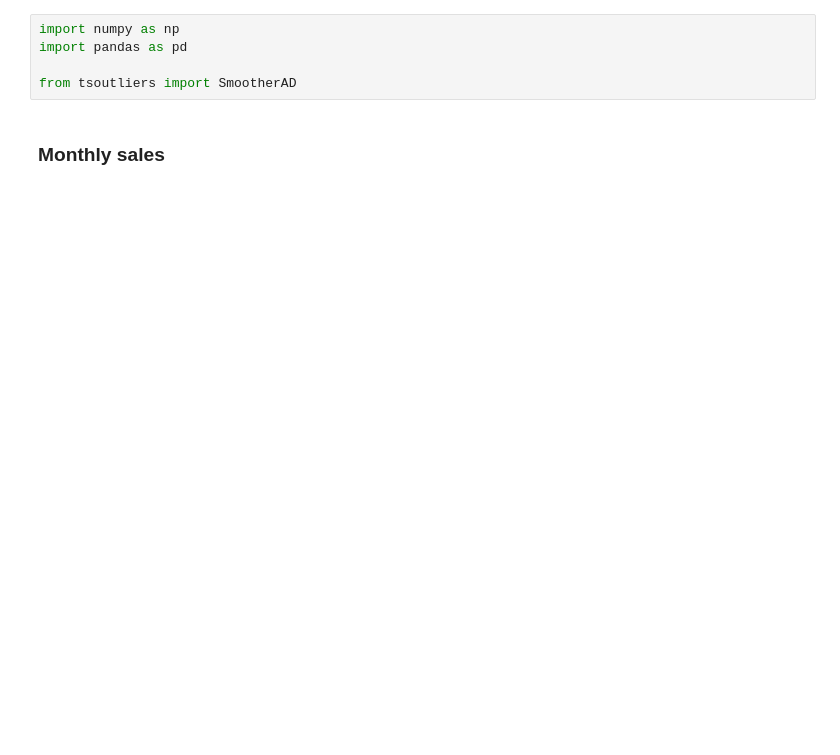
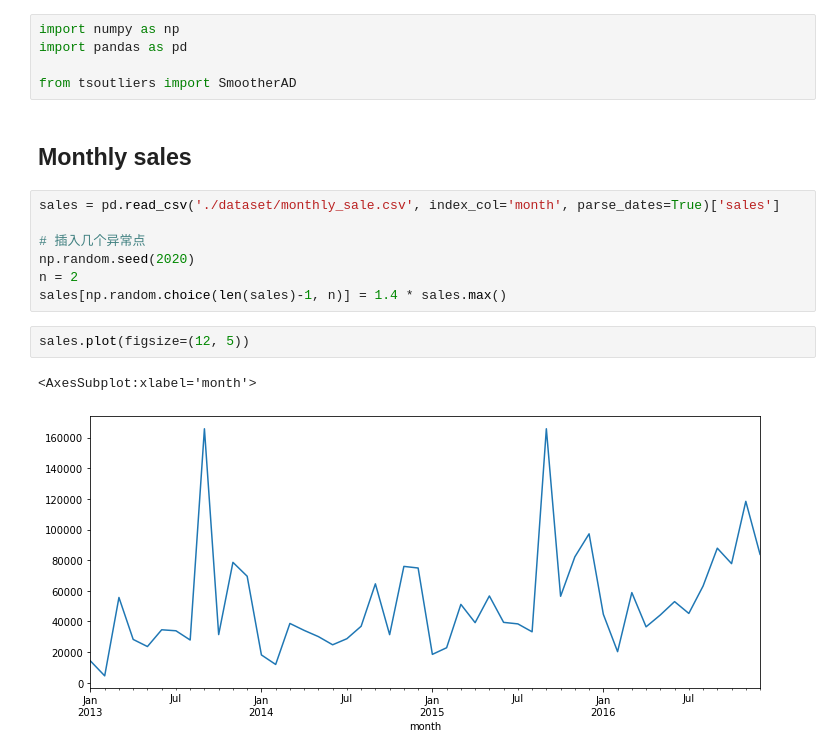
Before and after one commit to chengchengbai/tsoutlier, a Jupyter notebook: example.ipynb, the cells around one changed output. Saved outputs shown, nothing was run; the diff lists cells and outputs as text; blank space fills up the shorter version.

```diff
--- a/example.ipynb
+++ b/example.ipynb
@@ -4,4 +4,16 @@ import pandas as pd
 
 from tsoutliers import SmootherAD
 # %% [markdown]
-### Monthly sales
+## Monthly sales
+# %%
+sales = pd.read_csv('./dataset/monthly_sale.csv', index_col='month', parse_dates=True)['sales']
+
+# 插入几个异常点
+np.random.seed(2020)
+n = 2
+sales[np.random.choice(len(sales)-1, n)] = 1.4 * sales.max()
+# %%
+sales.plot(figsize=(12, 5))
+# %% [output]
+<AxesSubplot:xlabel='month'>
+[figure, added]
```
Also changed, not shown: parts of 19 cells of this notebook, 1 other file.
